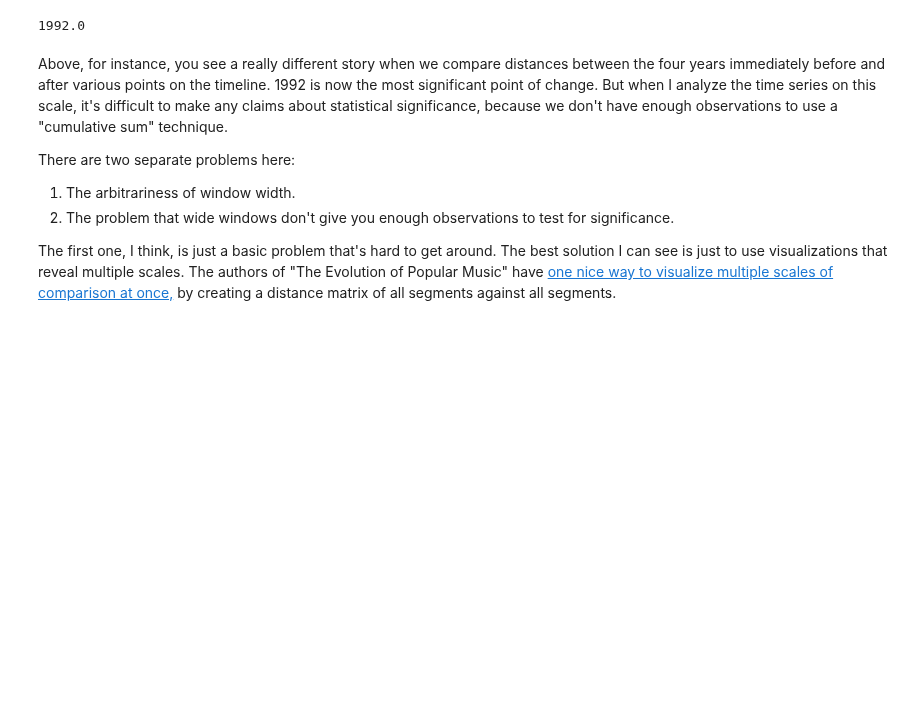
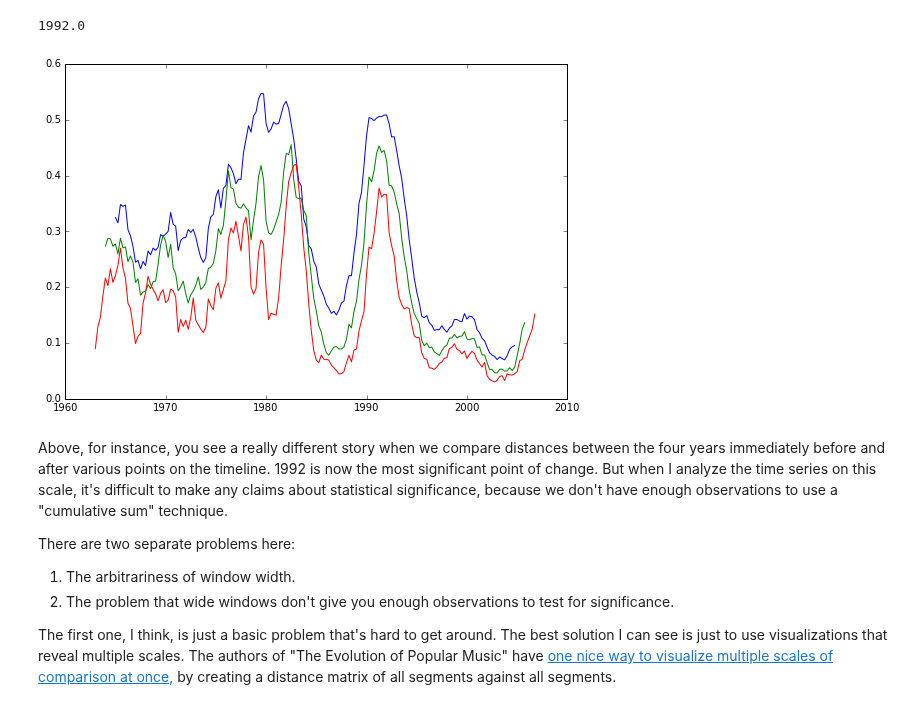
Before and after one commit to tedunderwood/changepoint, a Jupyter notebook: changepoint.ipynb, the cells around one changed output. Drawn from its saved outputs; the diff is of its cells as text; code cells hidden in the pictures; blank space fills up the shorter version.

```diff
--- a/changepoint.ipynb
+++ b/changepoint.ipynb
@@ -360,6 +360,30 @@ x = plot_timeseries(get_distance(16, songsample))
 # %% [output]
 [figure]
 1992.0
+# %%
+def smooth_distance(interval, centroids):
+    ''' Calculates the cosine distances between non-overlapping
+    segments of "interval" width. It also prints out the year where
+    distance is at a maximum.
+    '''
+    distances = []
+    years = []
+    for i in range(interval, 200 - interval, 1):
+        thisdist = segment_cosine(i, interval, centroids)
+        distances.append(thisdist)
+        years.append(1960 + i / 4)
+
+    return years, distances
+
+years, distances = smooth_distance(20, songsample)
+plt.plot(years, distances)
+years, distances = smooth_distance(16, songsample)
+plt.plot(years, distances)
+years, distances = smooth_distance(12, songsample)
+plt.plot(years, distances)
+plt.show()
+# %% [output]
+[figure, added]
 # %% [markdown]
 Above, for instance, you see a really different story when we compare distances between the four years immediately before and after various points on the timeline. 1992 is now the most significant point of change. But when I analyze the time series on this scale, it's difficult to make any claims about statistical significance, because we don't have enough observations to use a "cumulative sum" technique.
 
```
Also changed, not shown: 1 other file.
